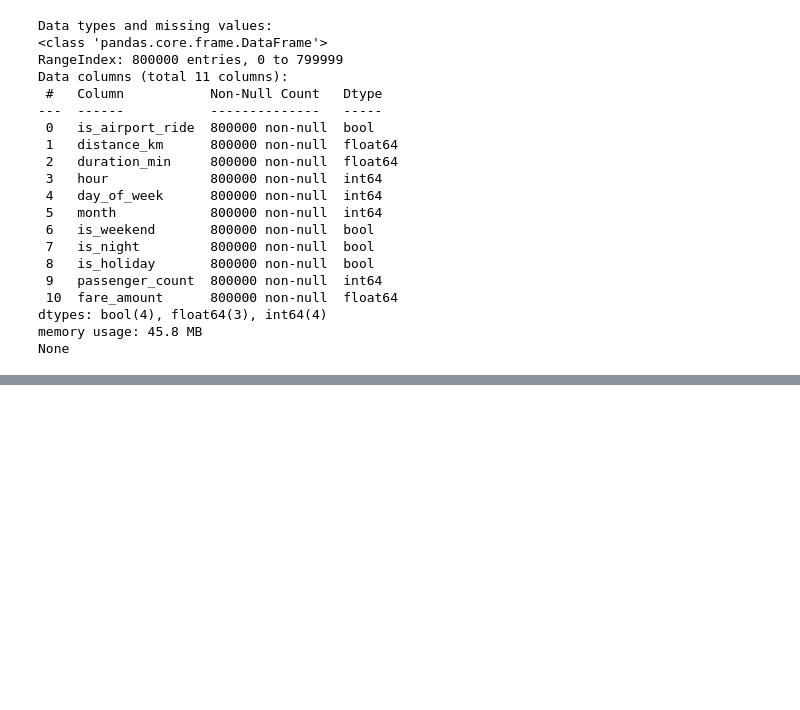
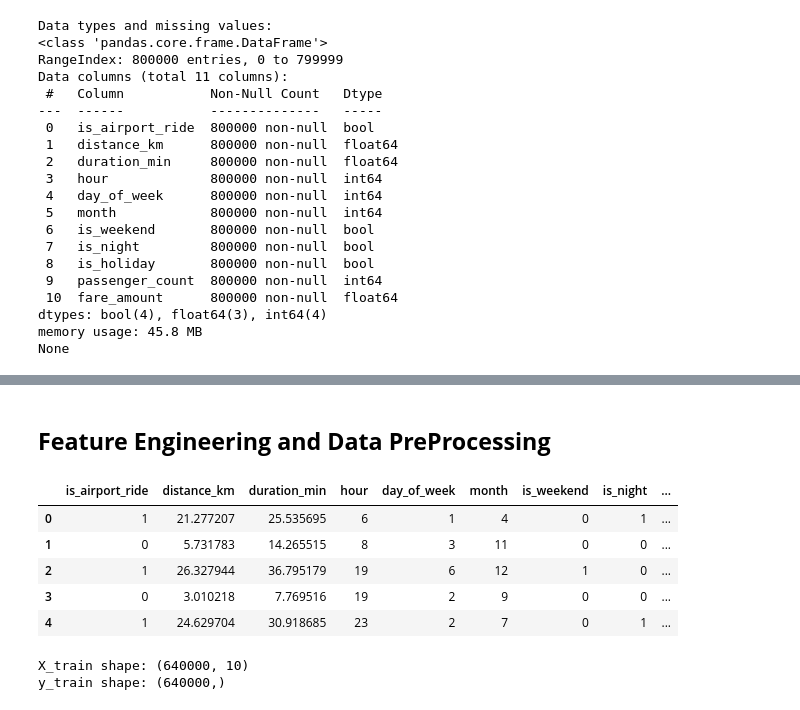
Before and after one commit to malikmati90/ridequick, a Jupyter notebook: ml-model/data-exploration.ipynb, the cells around one changed output, grey strips where cells are left out. Saved outputs shown, nothing was run; the diff lists cells and outputs as text; code cells hidden in the pictures; blank space fills up the shorter version.

```diff
--- a/ml-model/data-exploration.ipynb
+++ b/ml-model/data-exploration.ipynb
@@ -178,0 +201,2 @@ plt.show()
+# %% [markdown]
+## **Feature Engineering and Data PreProcessing**
@@ -178,0 +207,9 @@ plt.show()
+# %%
+train_df.head()
+# %% [output]
+|  | is_airport_ride | distance_km | duration_min | hour | day_of_week | month | is_weekend | is_night | ... |
+| 0 | 1 | 21.277207 | 25.535695 | 6 | 1 | 4 | 0 | 1 | ... |
+| 1 | 0 | 5.731783 | 14.265515 | 8 | 3 | 11 | 0 | 0 | ... |
+| 2 | 1 | 26.327944 | 36.795179 | 19 | 6 | 12 | 1 | 0 | ... |
+| 3 | 0 | 3.010218 | 7.769516 | 19 | 2 | 9 | 0 | 0 | ... |
+| 4 | 1 | 24.629704 | 30.918685 | 23 | 2 | 7 | 0 | 1 | ... |
@@ -178,0 +221,16 @@ plt.show()
+# %%
+# Drop non-features
+target = "fare_amount"
+exclude_cols = ["fare_amount"]  # Drop unused columns
+
+X = train_df.drop(exclude_cols, axis=1)
+y = train_df[target]
+
+# Train/Validation Split
+X_train, X_val, y_train, y_val = train_test_split(X, y, test_size=0.2, random_state=42)
+
+print("X_train shape:", X_train.shape)
+print("y_train shape:", y_train.shape)
+# %% [output]
+X_train shape: (640000, 10)
+y_train shape: (640000,)
```
Also changed, not shown: parts of 19 cells of this notebook, 3 other files.
